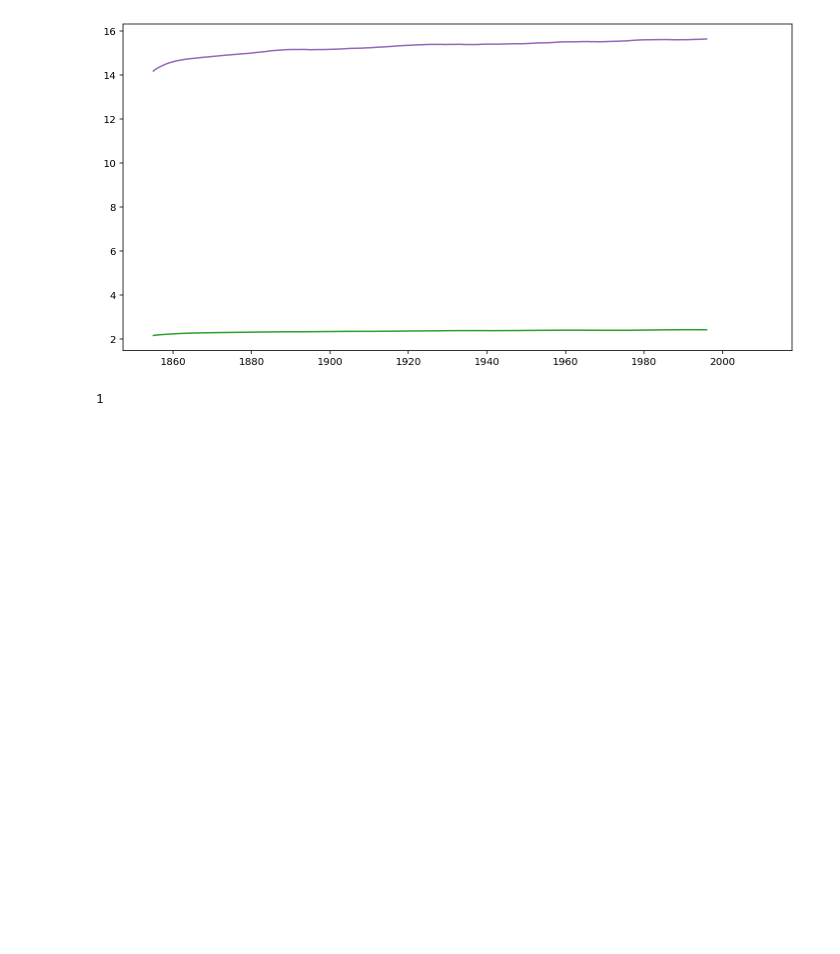
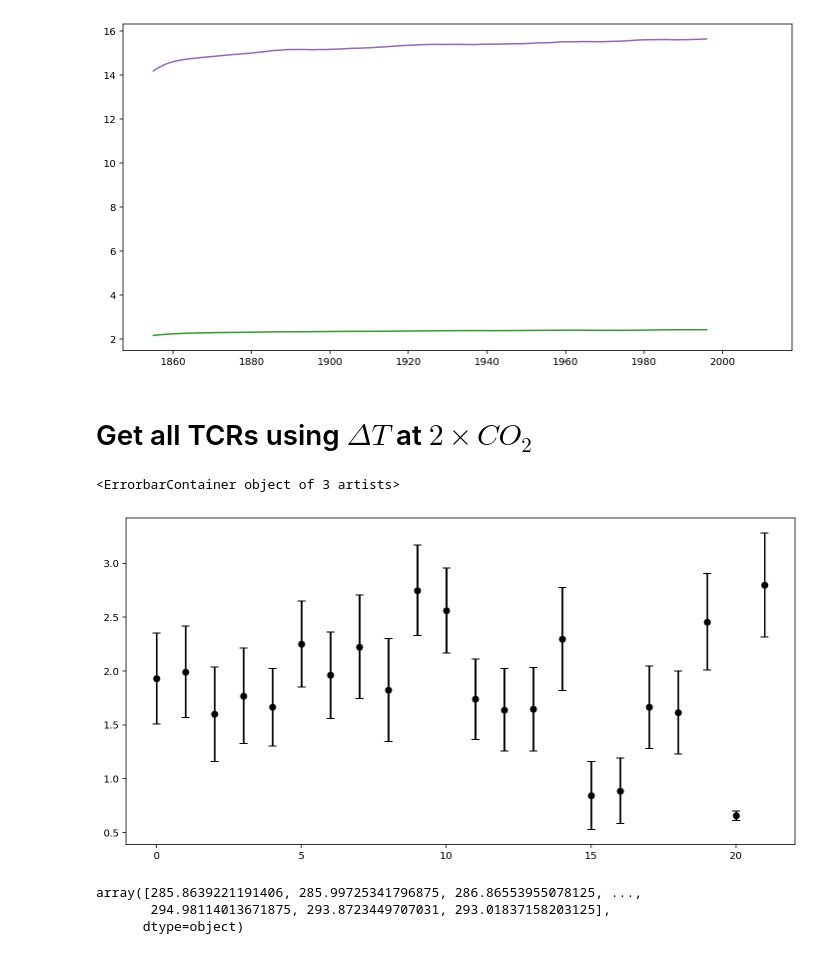
Before and after one commit to galenphall/pangeo_tests, a Jupyter notebook: analysis.ipynb, the cells around one changed output. Drawn from its saved outputs; the diff is of its cells as text; code cells hidden in the pictures; blank space fills up the shorter version.

Commit message:
TCR classic calculations complete

```diff
--- a/analysis.ipynb
+++ b/analysis.ipynb
@@ -21,8 +21,8 @@ dfs = dfs.rename(columns={0:'source_id', 1:'experiment_id',2:'member_id',3:'vari
 def tcr_classic(ts_expt, ts_ctrl):
     m_expt = np.mean(ts_expt[0,60*12:80*12])
     m_ctrl = np.mean(ts_ctrl[0,60*12:80*12])
-    std_expt = np.std(np.random.choice(ts_expt[0,60*12:80*12], 10000))
-    std_ctrl = np.std(np.random.choice(ts_expt[0,60*12:80*12], 10000))
+    std_expt = np.std(np.random.choice(ts_expt[0,60*12:80*12], 10000)) / np.sqrt(20)
+    std_ctrl = np.std(np.random.choice(ts_expt[0,60*12:80*12], 10000)) / np.sqrt(20)
     return m_expt - m_ctrl, np.sqrt(np.sum(np.square([std_expt,std_ctrl])))
 # %%
 def moving_average(x, w):
@@ -72,10 +74,37 @@ plot_time_var(window=10*12, delta=False, experiment_id = 'abrupt-4xCO2', variabl
 # %% [output]
 ValueError: x and y must have same first dimension, but have shapes (0,) and (3,)
 [figure]
-# %%
-int(True)
-# %% [output]
-1
+# %% [markdown]
+Get all TCRs using $\Delta T$ at $2 \times CO_2$
+=========
+# %%
+def get_expt_ctrl(variable_id, experiment_id):
+    all_dfs = []
+    for f in dfs.groupby(["source_id","member_id","variable_id"]):
+        if f[0][2] == variable_id:
+            if experiment_id in f[1].experiment_id.values and "piControl" in f[1].experiment_id.values:
+                all_dfs += [f[1]]
+    return all_dfs
+# %%
+tcr_data = get_expt_ctrl('ts','1pctCO2')
+tcrs = []
+for d in tcr_data:
+    pc = load(file_name=d[d['experiment_id']=='piControl'].file_name.values[0])
+    ts = load(file_name=d[d['experiment_id']=='1pctCO2'].file_name.values[0])
+    tcr, err = tcr_classic(ts[:,1][0], pc[:,1][0])
+    tcrs += [[tcr, err]]
+#     print(pc[0,0].split('_')[0] + "\n %f ± %f" % (tcr, err))
+tcrs = np.array(tcrs)
+plt.errorbar(x=list(range(len(tcrs))), y=tcrs[:,0], yerr=tcrs[:,1], fmt='ok', capsize=4)
+# %% [output]
+<ErrorbarContainer object of 3 artists>
+[figure, added]
+# %%
+ts[:,1][0][0]
+# %% [output]
+array([285.8639221191406, 285.99725341796875, 286.86553955078125, ...,
+       294.98114013671875, 293.8723449707031, 293.01837158203125],
+      dtype=object)
 # %%
 def percentiles(ds, df):
     Area = get_area(ds, df)
```
Also changed, not shown: parts of 4 cells of this notebook, 12 other files.
